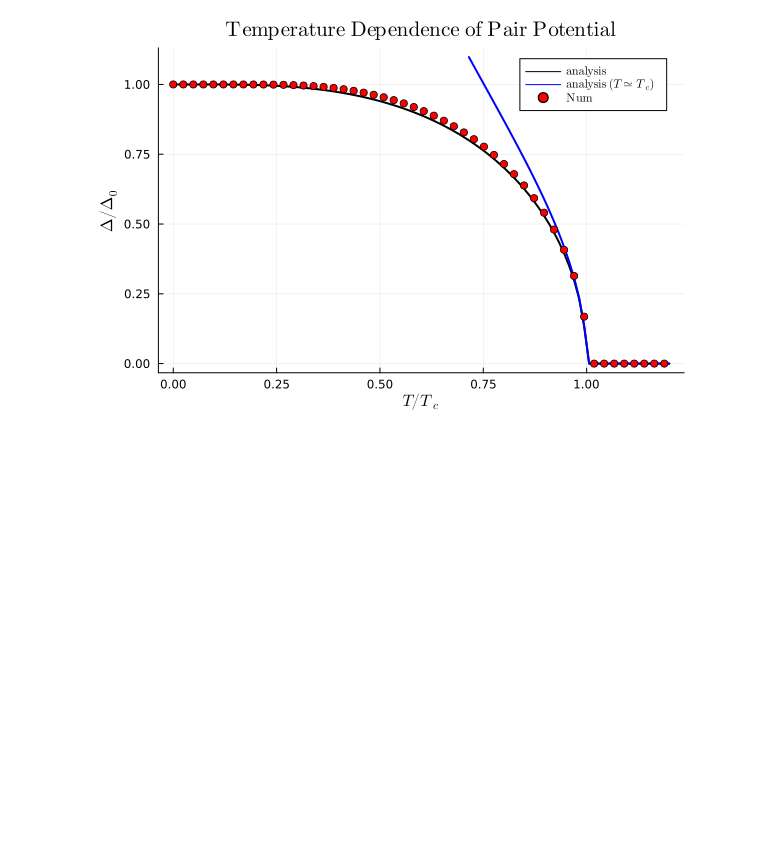
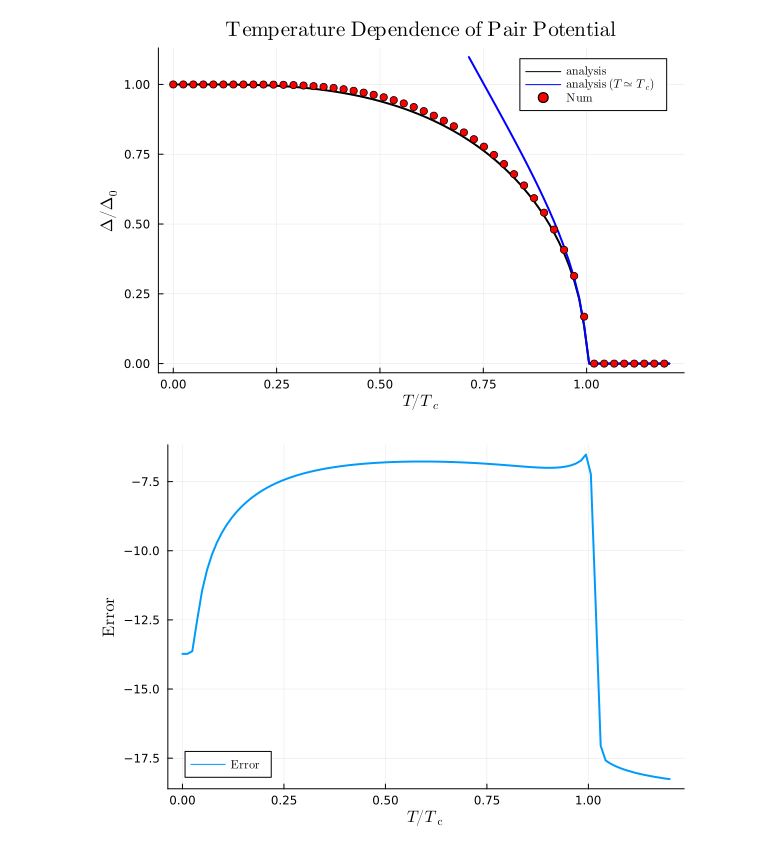
Before and after one commit to HironeIshida/GapEquation_numcal, a Jupyter notebook: Gapequation.ipynb, the cells around one changed output. Cells and saved outputs as stored; diff of their text form; code cells hidden in the pictures; blank space fills up the shorter version.

```diff
--- a/Gapequation.ipynb
+++ b/Gapequation.ipynb
@@ -135,3 +135,16 @@ savefig("Gap_plot.pdf")
 p
 # %% [output]
 [figure]
+# %%
+#誤差のプロット
+error = [log10(abs(ans[i]-ΔTcs[i])) for i in 1:N]
+
+error_plot = plot()
+error_plot = plot!(error_plot, kTs/kTc_analysis, error,
+                label = L"\mathrm{Error}",
+                legend = :bottomleft,
+                xlabel = L"T/T_{\mathrm{c}}",
+                ylabel = L"\mathrm{Error}",
+                linewidth = 2)
+# %% [output]
+[figure, added]
```
Also changed, not shown: parts of 1 cell of this notebook.
